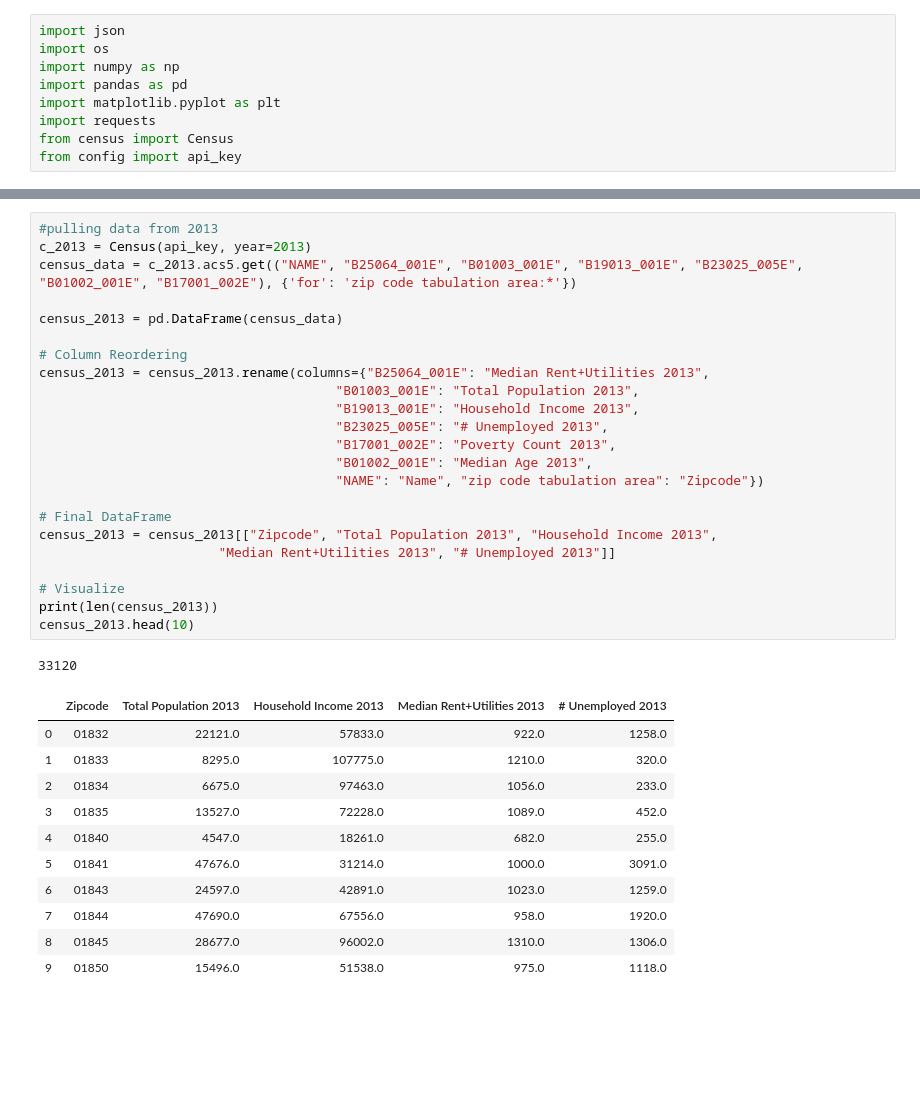
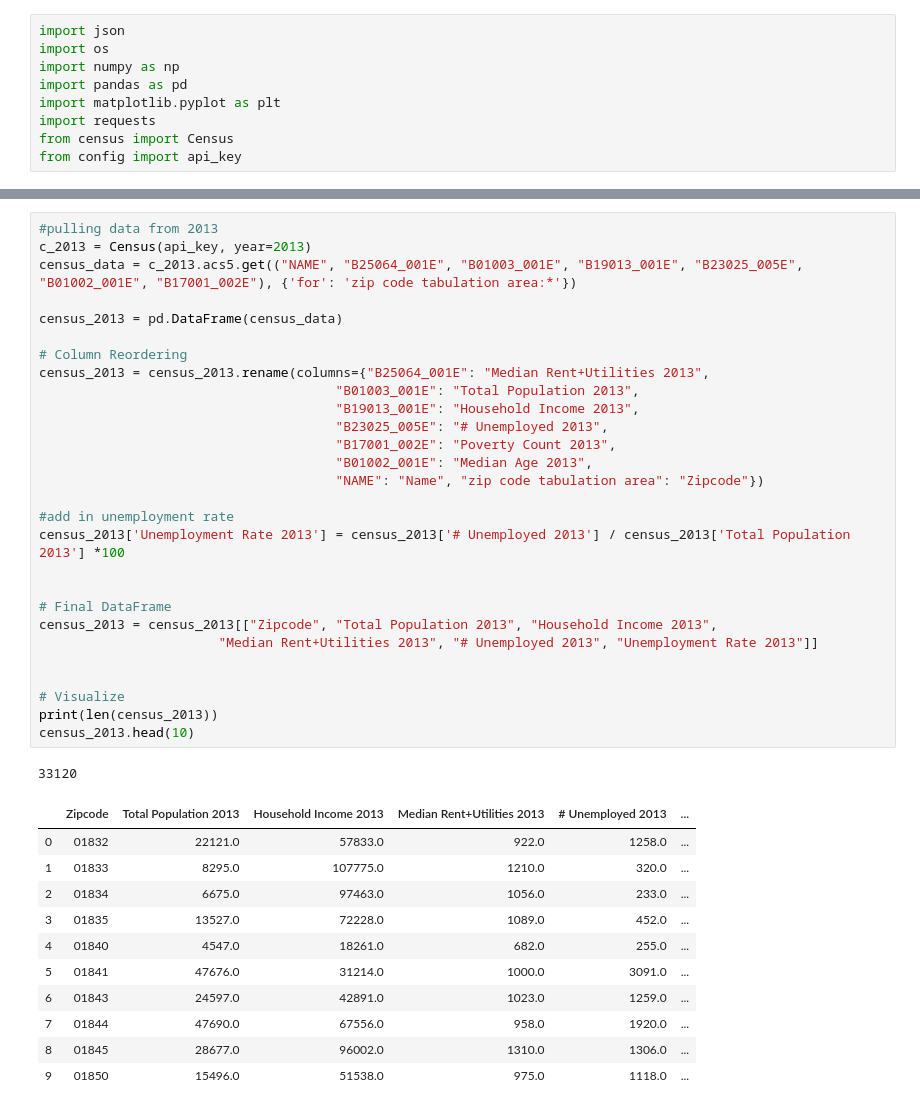
Before and after one commit to bugbhm/Project_1_group4, a Jupyter notebook: Project 1 - Hailey.ipynb, the cells around one changed output, grey strips where cells are left out. Saved outputs shown, nothing was run; the diff lists cells and outputs as text; blank space fills up the shorter version.

```diff
--- a/Project 1 - Hailey.ipynb
+++ b/Project 1 - Hailey.ipynb
@@ -84,39 +91,44 @@ census_2012.head(10)
 # %%
 #pulling data from 2013
 c_2013 = Census(api_key, year=2013)
 census_data = c_2013.acs5.get(("NAME", "B25064_001E", "B01003_001E", "B19013_001E", "B23025_005E", "B01002_001E", "B17001_002E"), {'for': 'zip code tabulation area:*'})
 
 census_2013 = pd.DataFrame(census_data)
 
 # Column Reordering
 census_2013 = census_2013.rename(columns={"B25064_001E": "Median Rent+Utilities 2013",
                                       "B01003_001E": "Total Population 2013",
                                       "B19013_001E": "Household Income 2013",
                                       "B23025_005E": "# Unemployed 2013",
                                       "B17001_002E": "Poverty Count 2013",
                                       "B01002_001E": "Median Age 2013",
                                       "NAME": "Name", "zip code tabulation area": "Zipcode"})
 
+#add in unemployment rate
+census_2013['Unemployment Rate 2013'] = census_2013['# Unemployed 2013'] / census_2013['Total Population 2013'] *100
+
+
 # Final DataFrame
 census_2013 = census_2013[["Zipcode", "Total Population 2013", "Household Income 2013",
-                       "Median Rent+Utilities 2013", "# Unemployed 2013"]]
+                       "Median Rent+Utilities 2013", "# Unemployed 2013", "Unemployment Rate 2013"]]
+
 
 # Visualize
 print(len(census_2013))
 census_2013.head(10)
 # %% [output]
 33120
-|  | Zipcode | Total Population 2013 | Household Income 2013 | Median Rent+Utilities 2013 | # Unemployed 2013 |
-| 0 | 01832 | 22121.0 | 57833.0 | 922.0 | 1258.0 |
-| 1 | 01833 | 8295.0 | 107775.0 | 1210.0 | 320.0 |
-| 2 | 01834 | 6675.0 | 97463.0 | 1056.0 | 233.0 |
-| 3 | 01835 | 13527.0 | 72228.0 | 1089.0 | 452.0 |
-| 4 | 01840 | 4547.0 | 18261.0 | 682.0 | 255.0 |
-| 5 | 01841 | 47676.0 | 31214.0 | 1000.0 | 3091.0 |
-| 6 | 01843 | 24597.0 | 42891.0 | 1023.0 | 1259.0 |
-| 7 | 01844 | 47690.0 | 67556.0 | 958.0 | 1920.0 |
-| 8 | 01845 | 28677.0 | 96002.0 | 1310.0 | 1306.0 |
-| 9 | 01850 | 15496.0 | 51538.0 | 975.0 | 1118.0 |
+|  | Zipcode | Total Population 2013 | Household Income 2013 | Median Rent+Utilities 2013 | # Unemployed 2013 | ... |
+| 0 | 01832 | 22121.0 | 57833.0 | 922.0 | 1258.0 | ... |
+| 1 | 01833 | 8295.0 | 107775.0 | 1210.0 | 320.0 | ... |
+| 2 | 01834 | 6675.0 | 97463.0 | 1056.0 | 233.0 | ... |
+| 3 | 01835 | 13527.0 | 72228.0 | 1089.0 | 452.0 | ... |
+| 4 | 01840 | 4547.0 | 18261.0 | 682.0 | 255.0 | ... |
+| 5 | 01841 | 47676.0 | 31214.0 | 1000.0 | 3091.0 | ... |
+| 6 | 01843 | 24597.0 | 42891.0 | 1023.0 | 1259.0 | ... |
+| 7 | 01844 | 47690.0 | 67556.0 | 958.0 | 1920.0 | ... |
+| 8 | 01845 | 28677.0 | 96002.0 | 1310.0 | 1306.0 | ... |
+| 9 | 01850 | 15496.0 | 51538.0 | 975.0 | 1118.0 | ... |
 # %%
 #pulling data from 2014
 c_2014 = Census(api_key, year=2014)
```
Also changed, not shown: parts of 8 cells of this notebook.
